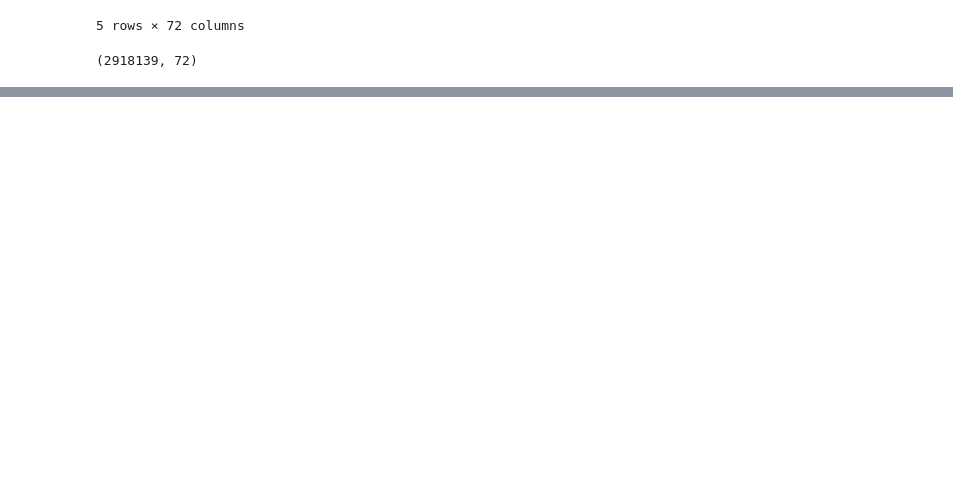
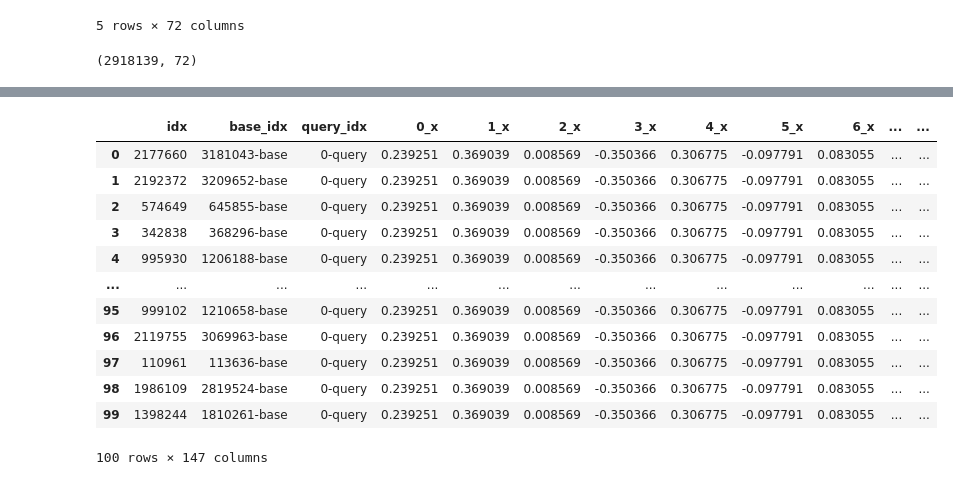
Before and after one commit to VeraMeln/matching, a Jupyter notebook: base_full.ipynb, the cells around one changed output, grey strips where cells are left out. Saved outputs shown, nothing was run; the diff lists cells and outputs as text; code cells hidden in the pictures; blank space fills up the shorter version.

```diff
--- a/base_full.ipynb
+++ b/base_full.ipynb
@@ -70,0 +383,18 @@ time_spent
+# %%
+df_for_cb = df_for_cb.merge(df_base, how='inner', left_on='base_idx', right_index=True)
+# %%
+df_for_cb
+# %% [output]
+|  | idx | base_idx | query_idx | 0_x | 1_x | 2_x | 3_x | 4_x | 5_x | 6_x | ... | ... |
+| 0 | 2177660 | 3181043-base | 0-query | 0.239251 | 0.369039 | 0.008569 | -0.350366 | 0.306775 | -0.097791 | 0.083055 | ... | ... |
+| 1 | 2192372 | 3209652-base | 0-query | 0.239251 | 0.369039 | 0.008569 | -0.350366 | 0.306775 | -0.097791 | 0.083055 | ... | ... |
+| 2 | 574649 | 645855-base | 0-query | 0.239251 | 0.369039 | 0.008569 | -0.350366 | 0.306775 | -0.097791 | 0.083055 | ... | ... |
+| 3 | 342838 | 368296-base | 0-query | 0.239251 | 0.369039 | 0.008569 | -0.350366 | 0.306775 | -0.097791 | 0.083055 | ... | ... |
+| 4 | 995930 | 1206188-base | 0-query | 0.239251 | 0.369039 | 0.008569 | -0.350366 | 0.306775 | -0.097791 | 0.083055 | ... | ... |
+| ... | ... | ... | ... | ... | ... | ... | ... | ... | ... | ... | ... | ... |
+| 95 | 999102 | 1210658-base | 0-query | 0.239251 | 0.369039 | 0.008569 | -0.350366 | 0.306775 | -0.097791 | 0.083055 | ... | ... |
+| 96 | 2119755 | 3069963-base | 0-query | 0.239251 | 0.369039 | 0.008569 | -0.350366 | 0.306775 | -0.097791 | 0.083055 | ... | ... |
+| 97 | 110961 | 113636-base | 0-query | 0.239251 | 0.369039 | 0.008569 | -0.350366 | 0.306775 | -0.097791 | 0.083055 | ... | ... |
+| 98 | 1986109 | 2819524-base | 0-query | 0.239251 | 0.369039 | 0.008569 | -0.350366 | 0.306775 | -0.097791 | 0.083055 | ... | ... |
+| 99 | 1398244 | 1810261-base | 0-query | 0.239251 | 0.369039 | 0.008569 | -0.350366 | 0.306775 | -0.097791 | 0.083055 | ... | ... |
+100 rows × 147 columns
```
Also changed, not shown: parts of 54 cells of this notebook.
